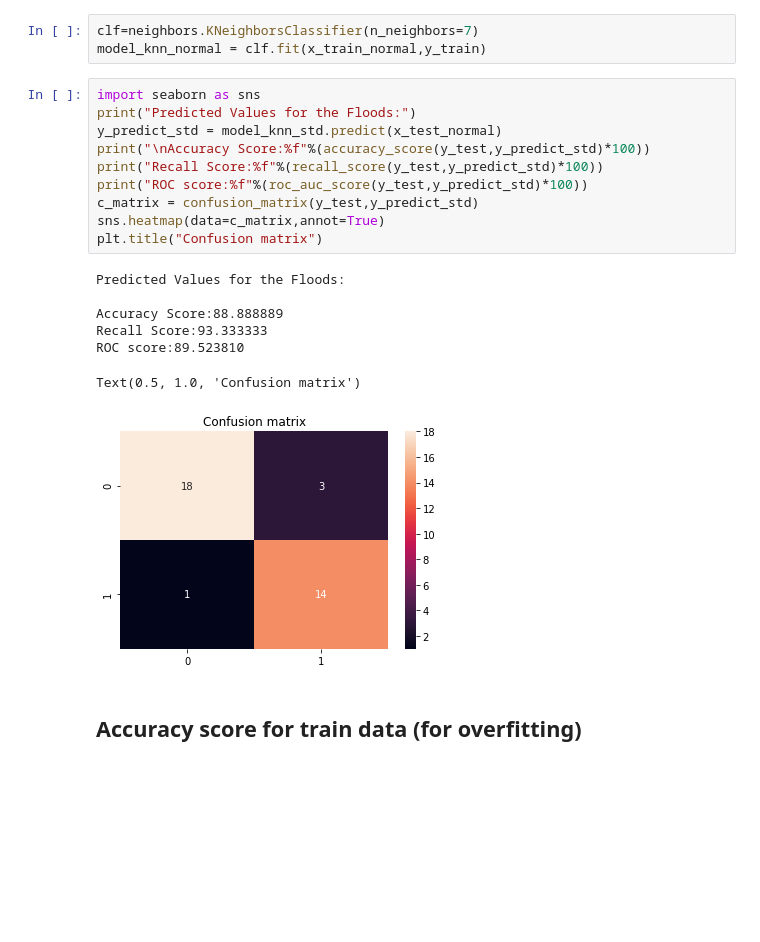
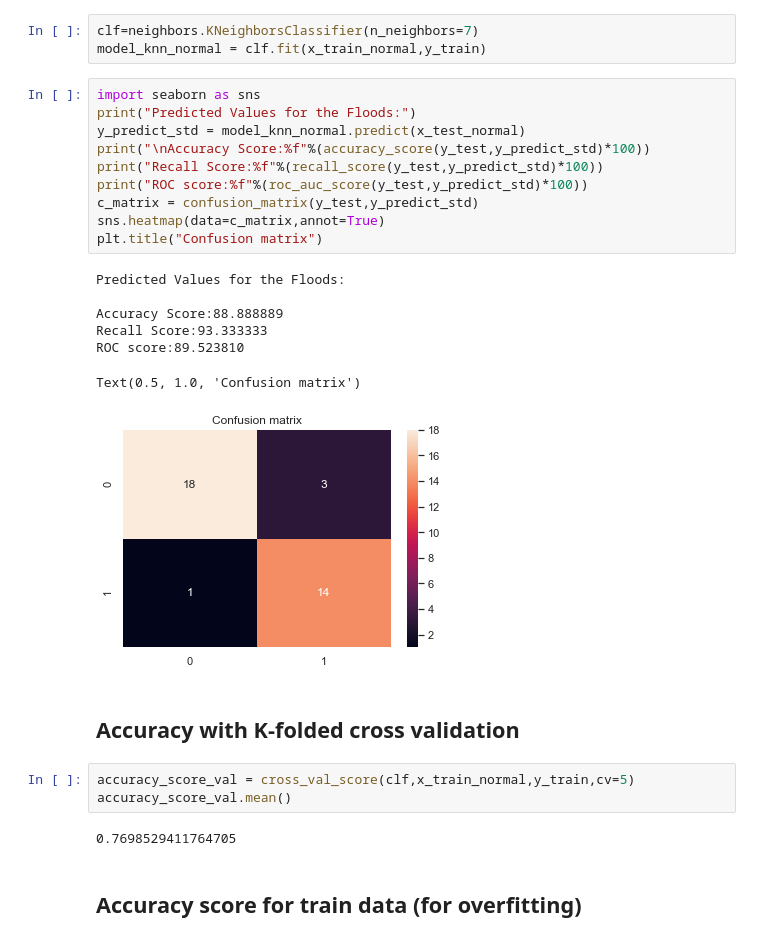
Before and after one commit to Himangshu1086/Flood-Prediction-Unit-Hydrography-and-ML, a Jupyter notebook: Flood_Prediction.ipynb, the cells around one changed output. Drawn from its saved outputs; the diff is of its cells as text; blank space fills up the shorter version.

```diff
--- a/Flood_Prediction.ipynb
+++ b/Flood_Prediction.ipynb
@@ -491,21 +469,28 @@ model_knn_normal = clf.fit(x_train_normal,y_train)
 # %%
 import seaborn as sns
 print("Predicted Values for the Floods:")
-y_predict_std = model_knn_std.predict(x_test_normal)
+y_predict_std = model_knn_normal.predict(x_test_normal)
 print("\nAccuracy Score:%f"%(accuracy_score(y_test,y_predict_std)*100))
 print("Recall Score:%f"%(recall_score(y_test,y_predict_std)*100))
 print("ROC score:%f"%(roc_auc_score(y_test,y_predict_std)*100))
 c_matrix = confusion_matrix(y_test,y_predict_std)
 sns.heatmap(data=c_matrix,annot=True)
 plt.title("Confusion matrix")
 # %% [output]
 Predicted Values for the Floods:
 
 Accuracy Score:88.888889
 Recall Score:93.333333
 ROC score:89.523810
 Text(0.5, 1.0, 'Confusion matrix')
-[figure, old version]
+[figure, new version]
+# %% [markdown]
+## Accuracy with K-folded cross validation
+# %%
+accuracy_score_val = cross_val_score(clf,x_train_normal,y_train,cv=5)
+accuracy_score_val.mean()
+# %% [output]
+0.7698529411764705
 # %% [markdown]
 ## Accuracy score for train data (for overfitting)
 # %%
```
Also changed, not shown: parts of 20 cells of this notebook, 1 other file.
